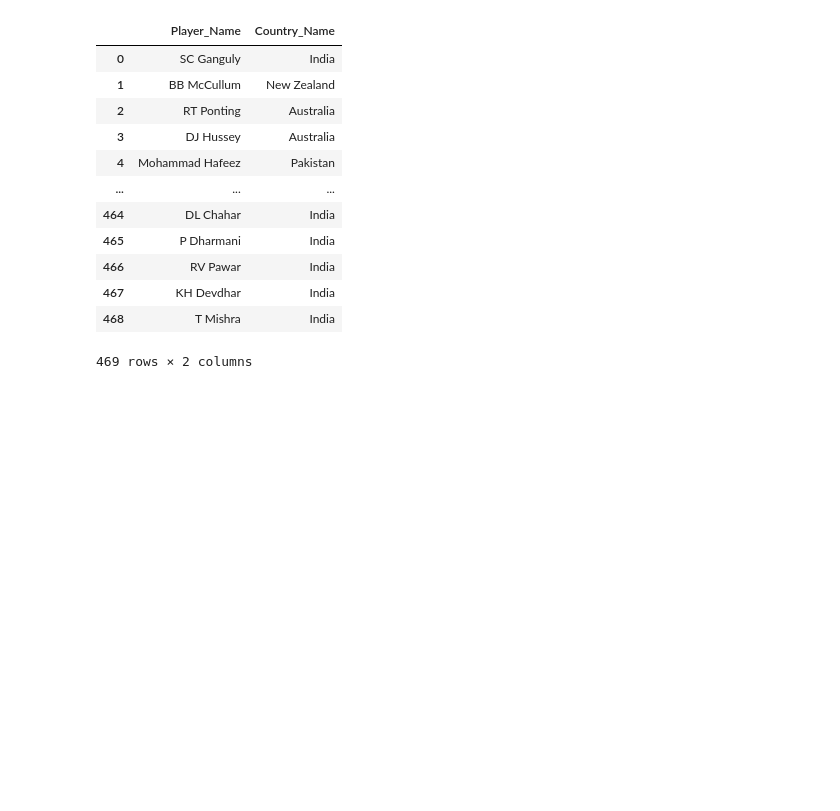
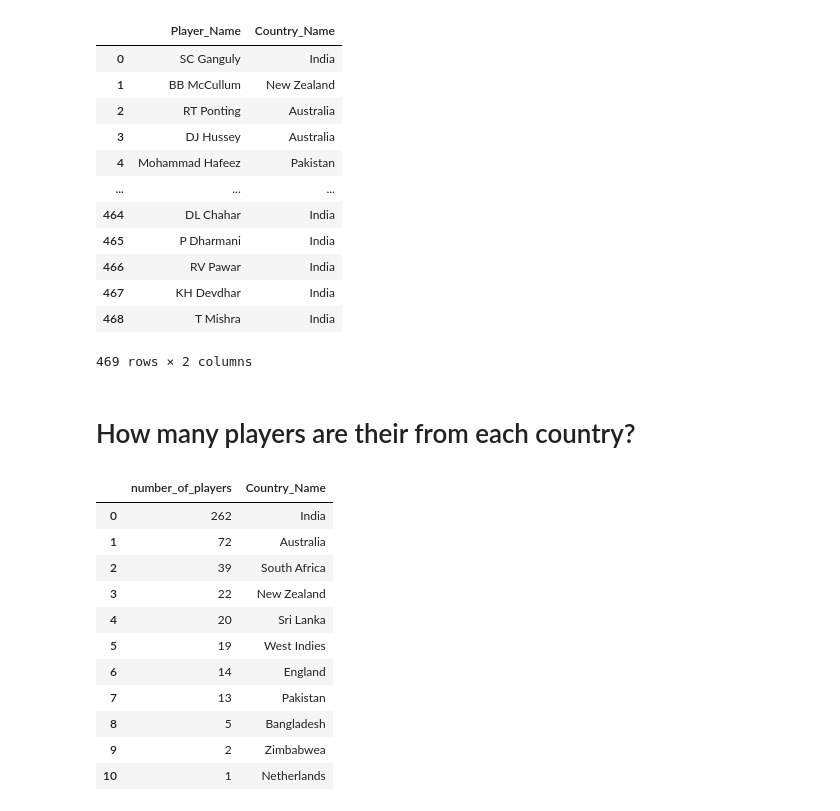
Before and after one commit to crypticrk/IPL-Data-Analysis, a Jupyter notebook: IPL Data Analysis.ipynb, the cells around one changed output. Saved outputs shown, nothing was run; the diff lists cells and outputs as text; code cells hidden in the pictures; blank space fills up the shorter version.

```diff
--- a/IPL Data Analysis.ipynb
+++ b/IPL Data Analysis.ipynb
@@ -125,3 +181,27 @@ player_country
 | 467 | KH Devdhar | India |
 | 468 | T Mishra | India |
 469 rows × 2 columns
+# %% [markdown]
+# How many players are their from each country?
+# %%
+num_players = pd.read_sql("""SELECT COUNT(country.Country_Name) AS number_of_players, country.Country_Name
+               FROM Player
+               INNER JOIN Country
+               ON Player.Country_Name = Country.Country_Id
+
+               GROUP BY country.Country_Name
+               ORDER BY number_of_players DESC;""", conn)
+num_players
+# %% [output]
+|  | number_of_players | Country_Name |
+| 0 | 262 | India |
+| 1 | 72 | Australia |
+| 2 | 39 | South Africa |
+| 3 | 22 | New Zealand |
+| 4 | 20 | Sri Lanka |
+| 5 | 19 | West Indies |
+| 6 | 14 | England |
+| 7 | 13 | Pakistan |
+| 8 | 5 | Bangladesh |
+| 9 | 2 | Zimbabwea |
+| 10 | 1 | Netherlands |
```
Also changed, not shown: parts of 8 cells of this notebook.
